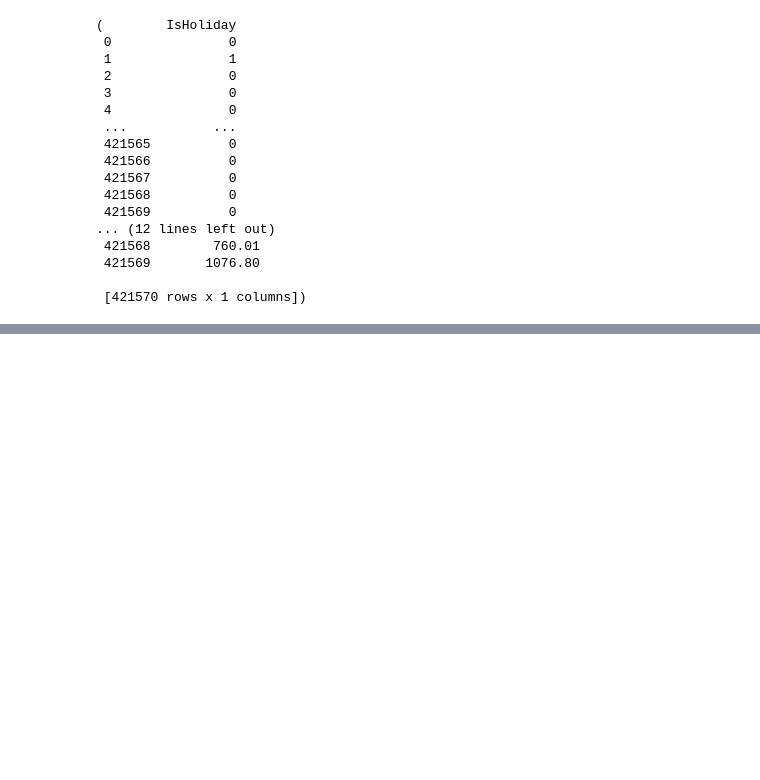
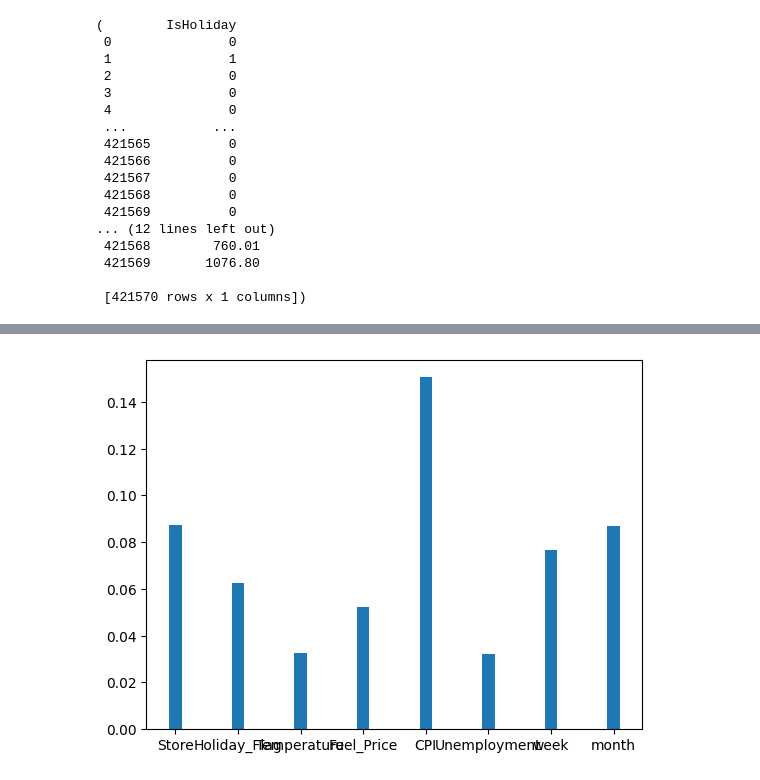
Before and after one commit to Slythazard/Revdar, a Jupyter notebook: walmartsalesdataprediction.ipynb, the cells around one changed output, grey strips where cells are left out. Cells and saved outputs as stored; diff of their text form; code cells hidden in the pictures; blank space fills up the shorter version.

```diff
--- a/walmartsalesdataprediction.ipynb
+++ b/walmartsalesdataprediction.ipynb
@@ -438,0 +438,3 @@ plt.show()
+# %%
+data = pd.read_csv("kaggle//input//walmart-sales-prediction//Walmart.csv")
+data
@@ -438,0 +467,9 @@ plt.show()
+# %%
+from datetime import datetime
+data['Date'] = pd.to_datetime(data['Date'], format="%d-%m-%Y")
+week = pd.to_datetime(data['Date'], format="%d-%m-%Y").dt.isocalendar().week
+month = pd.to_datetime(data['Date'], format="%d-%m-%Y").dt.month
+
+data['week']=week
+data['month']= month
+data
@@ -438,0 +490,5 @@ plt.show()
+# %%
+data1 = data.drop(columns='Date', axis=1)
+X = data1.drop(columns='Weekly_Sales')
+y = data1['Weekly_Sales']
+X_train, X_test, y_train, y_test = tts(X, y, test_size=0.2, random_state=42)
@@ -438,0 +507,13 @@ plt.show()
+# %%
+from sklearn.preprocessing import MinMaxScaler
+
+scaler = MinMaxScaler()
+X_train_scaled = scaler.fit_transform(X_train)
+# %%
+x = X.columns
+y = X_train_scaled.var(axis=0)
+
+plt.bar(x,y,width=0.2)
+plt.show()
+# %% [output]
+[figure, added]
```
Also changed, not shown: parts of 11 cells of this notebook, 13 other files.
